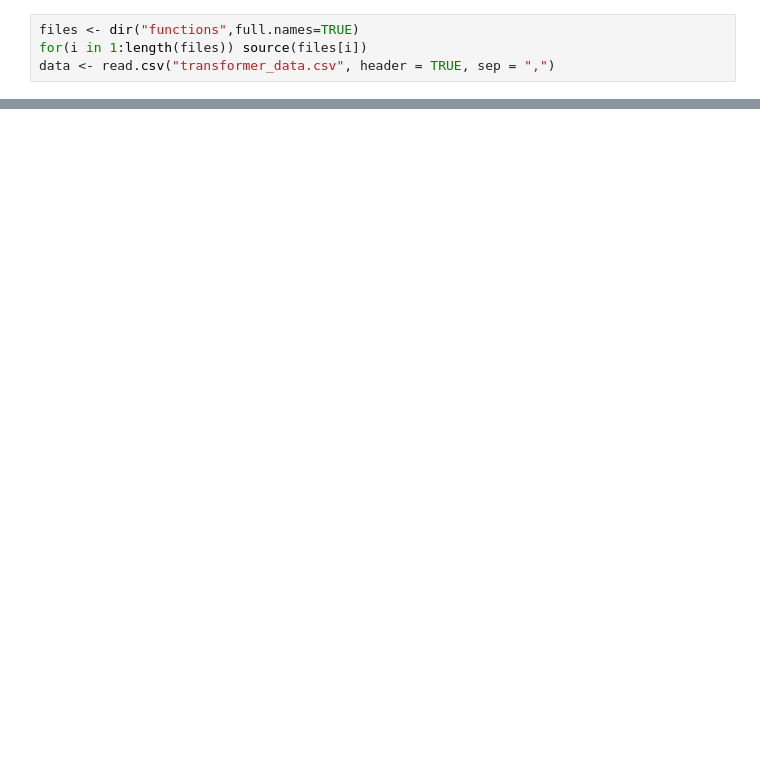
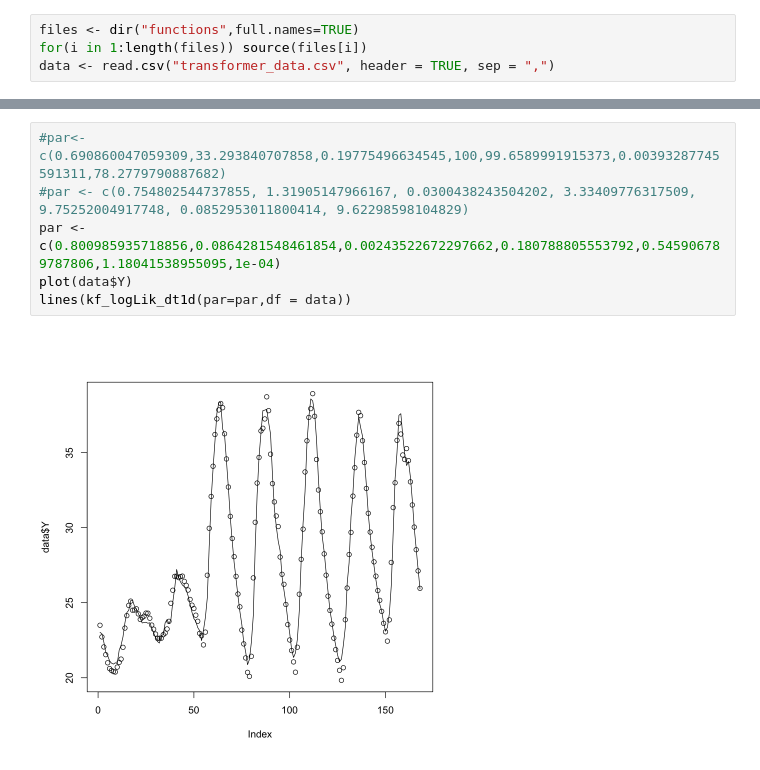
Before and after one commit to mathilderask/TimeSeriesAnalysis, a Jupyter notebook: Assignment4/opg2_nik.ipynb, the cells around one changed output, grey strips where cells are left out. Drawn from its saved outputs; the diff is of its cells as text; blank space fills up the shorter version.

```diff
--- a/Assignment4/opg2_nik.ipynb
+++ b/Assignment4/opg2_nik.ipynb
@@ -33,3 +42,11 @@ $convergence
 
 $message
 [1] "CONVERGENCE: REL_REDUCTION_OF_F <= FACTR*EPSMCH"
+# %%
+#par<-c(0.690860047059309,33.293840707858,0.19775496634545,100,99.6589991915373,0.00393287745591311,78.2779790887682)
+#par <- c(0.754802544737855, 1.31905147966167, 0.0300438243504202, 3.33409776317509, 9.75252004917748, 0.0852953011800414, 9.62298598104829)
+par <-c(0.800985935718856,0.0864281548461854,0.00243522672297662,0.180788805553792,0.545906789787806,1.18041538955095,1e-04)
+plot(data$Y)
+lines(kf_logLik_dt1d(par=par,df = data))
+# %% [output]
+[figure, added]
```
Also changed, not shown: parts of 2 cells of this notebook, 1 other file.
